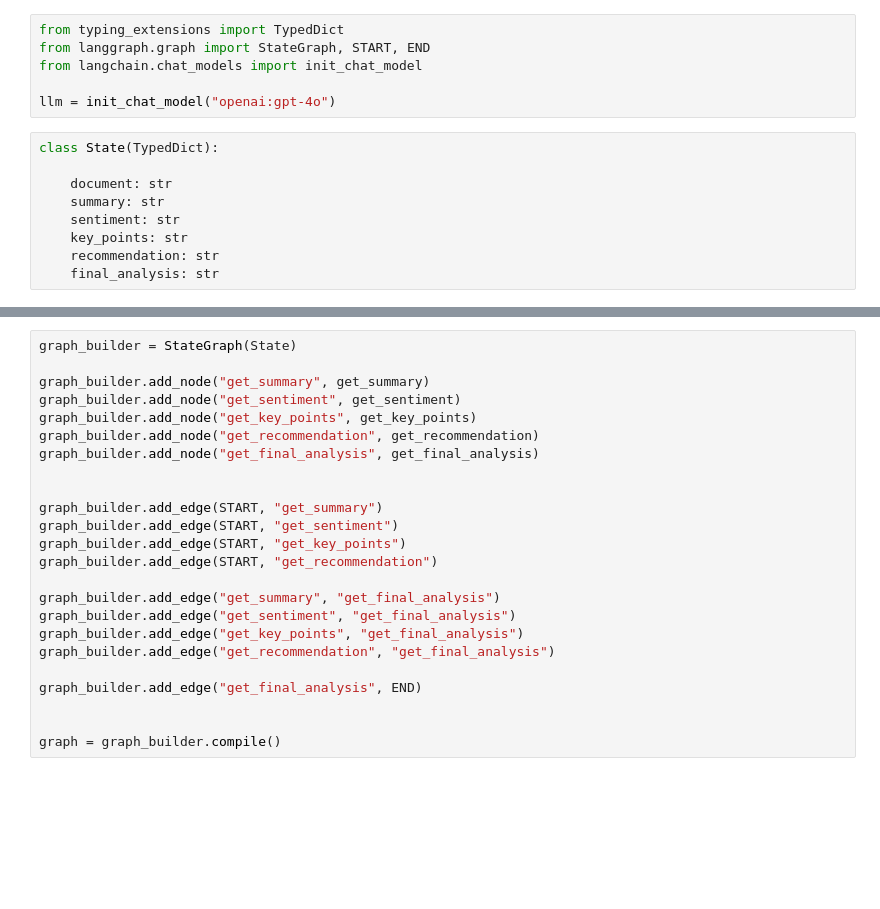
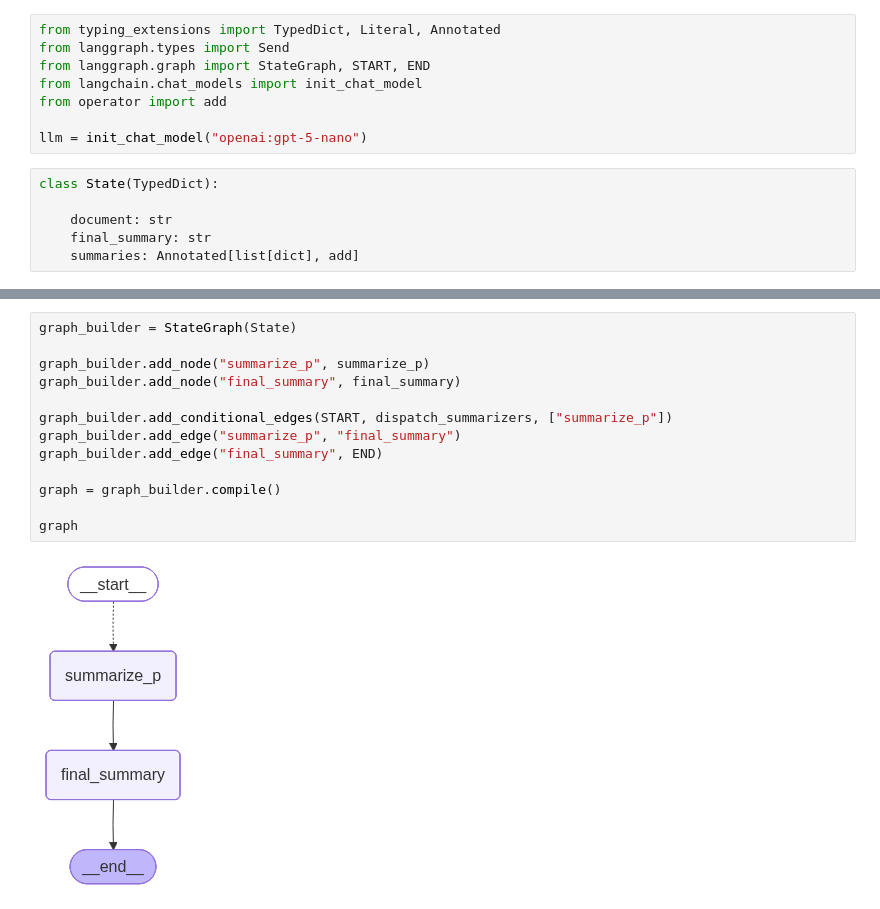
Before and after one commit to wozlsla/ai-agents, a Jupyter notebook: workflow-architectures/main.ipynb, the cells around one changed output, grey strips where cells are left out. Saved outputs shown, nothing was run; the diff lists cells and outputs as text; blank space fills up the shorter version.

```diff
--- a/workflow-architectures/main.ipynb
+++ b/workflow-architectures/main.ipynb
@@ -1,16 +1,15 @@
 # %%
-from typing_extensions import TypedDict
+from typing_extensions import TypedDict, Literal, Annotated
+from langgraph.types import Send
 from langgraph.graph import StateGraph, START, END
 from langchain.chat_models import init_chat_model
+from operator import add
 
-llm = init_chat_model("openai:gpt-4o")
+llm = init_chat_model("openai:gpt-5-nano")
 # %%
 class State(TypedDict):
 
     document: str
-    summary: str
-    sentiment: str
-    key_points: str
-    recommendation: str
-    final_analysis: str
+    final_summary: str
+    summaries: Annotated[list[dict], add]
 # %%
@@ -78,27 +45,18 @@ def get_final_analysis(state: State):
 # %%
 graph_builder = StateGraph(State)
 
-graph_builder.add_node("get_summary", get_summary)
-graph_builder.add_node("get_sentiment", get_sentiment)
-graph_builder.add_node("get_key_points", get_key_points)
-graph_builder.add_node("get_recommendation", get_recommendation)
-graph_builder.add_node("get_final_analysis", get_final_analysis)
+graph_builder.add_node("summarize_p", summarize_p)
+graph_builder.add_node("final_summary", final_summary)
 
-
-graph_builder.add_edge(START, "get_summary")
-graph_builder.add_edge(START, "get_sentiment")
-graph_builder.add_edge(START, "get_key_points")
-graph_builder.add_edge(START, "get_recommendation")
-
-graph_builder.add_edge("get_summary", "get_final_analysis")
-graph_builder.add_edge("get_sentiment", "get_final_analysis")
-graph_builder.add_edge("get_key_points", "get_final_analysis")
-graph_builder.add_edge("get_recommendation", "get_final_analysis")
-
-graph_builder.add_edge("get_final_analysis", END)
-
+graph_builder.add_conditional_edges(START, dispatch_summarizers, ["summarize_p"])
+graph_builder.add_edge("summarize_p", "final_summary")
+graph_builder.add_edge("final_summary", END)
 
 graph = graph_builder.compile()
+
+graph
+# %% [output]
+[figure, added]
 # %%
 with open("fed_transcript.md", "r", encoding="utf-8") as f:
     document = f.read()
```
Also changed, not shown: parts of 3 cells of this notebook, 2 other files.
